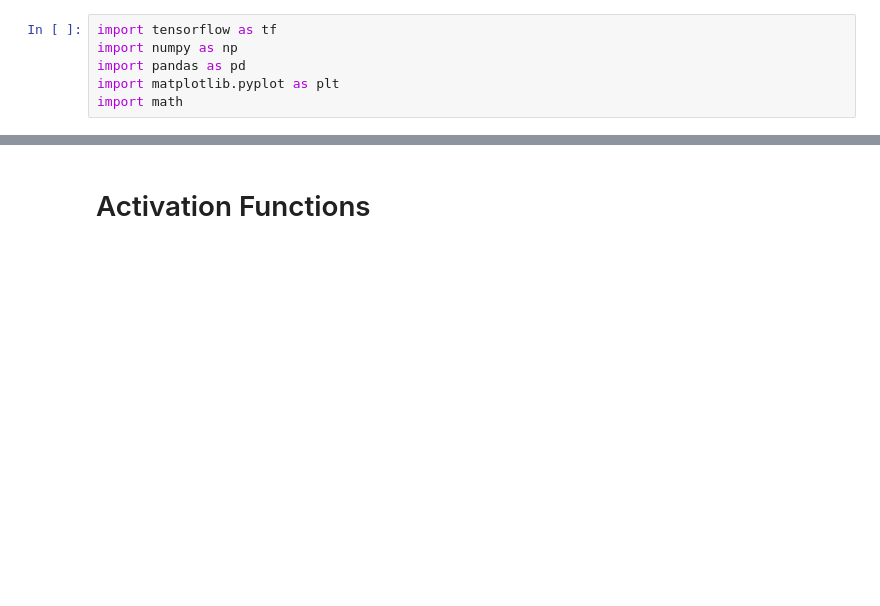
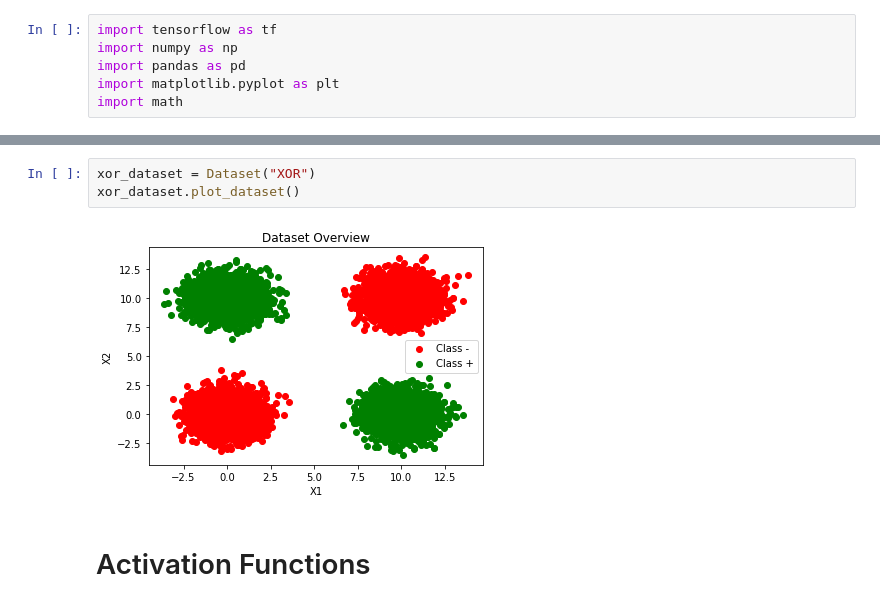
Before and after one commit to AUT-Student/NN-HW2, a Jupyter notebook: NN_HW1.ipynb, the cells around one changed output, grey strips where cells are left out. Drawn from its saved outputs; the diff is of its cells as text; blank space fills up the shorter version.

```diff
--- a/NN_HW1.ipynb
+++ b/NN_HW1.ipynb
@@ -87,2 +113,7 @@ test_dataset = dataset[8000:]
+# %%
+xor_dataset = Dataset("XOR")
+xor_dataset.plot_dataset()
+# %% [output]
+[figure, added]
 # %% [markdown]
 # Activation Functions
```
Also changed, not shown: parts of 14 cells of this notebook.
